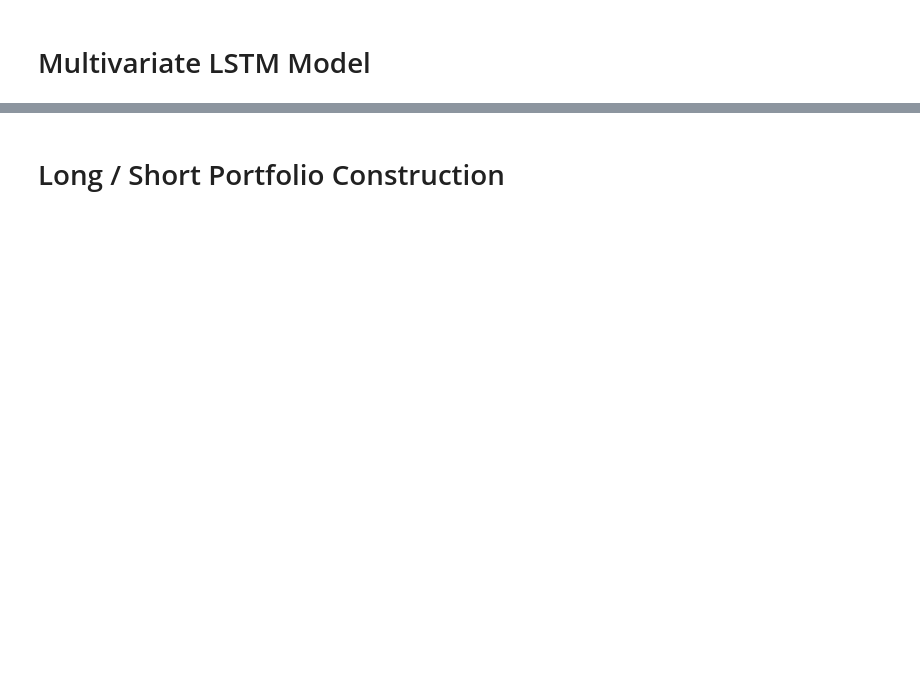
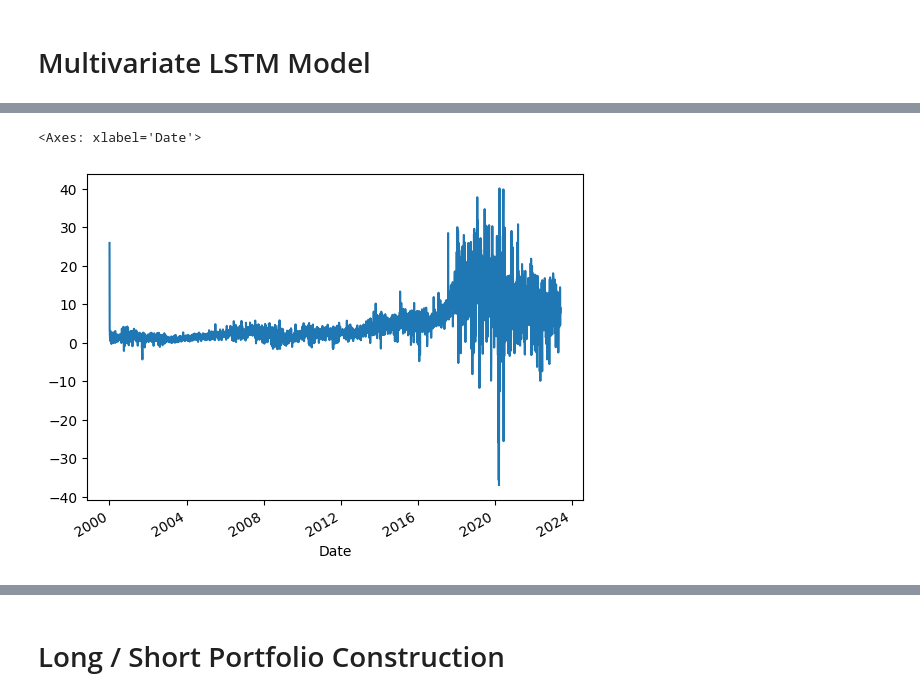
Before and after one commit to eldor-fozilov/FracLSTM-Portfolio, a Jupyter notebook: model_building.ipynb, the cells around one changed output, grey strips where cells are left out. Saved outputs shown, nothing was run; the diff lists cells and outputs as text; code cells hidden in the pictures; blank space fills up the shorter version.

```diff
--- a/model_building.ipynb
+++ b/model_building.ipynb
@@ -286,0 +255,5 @@ def inverse_transformation(original_data, prediction, d):
+# %%
+data_frac_adj_close['BA'].plot()
+# %% [output]
+<Axes: xlabel='Date'>
+[figure, added]
```
Also changed, not shown: parts of 28 cells of this notebook.
